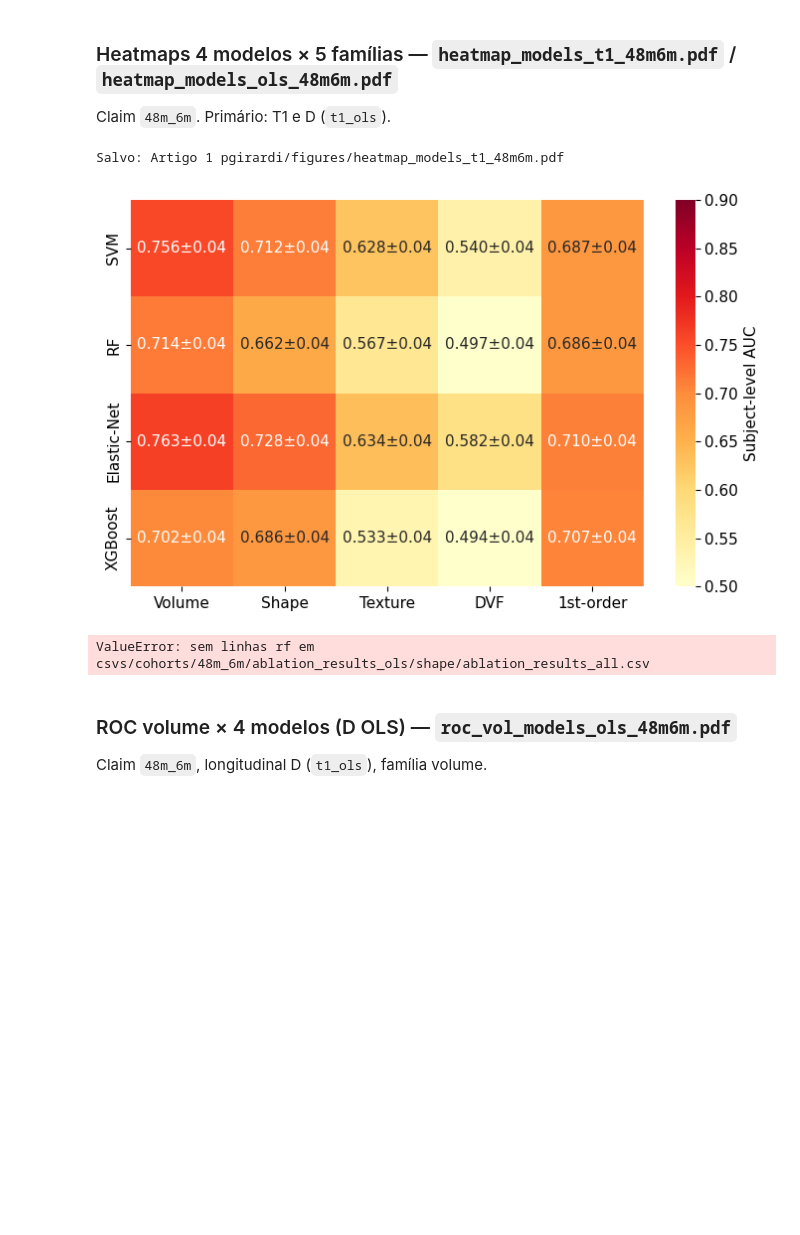
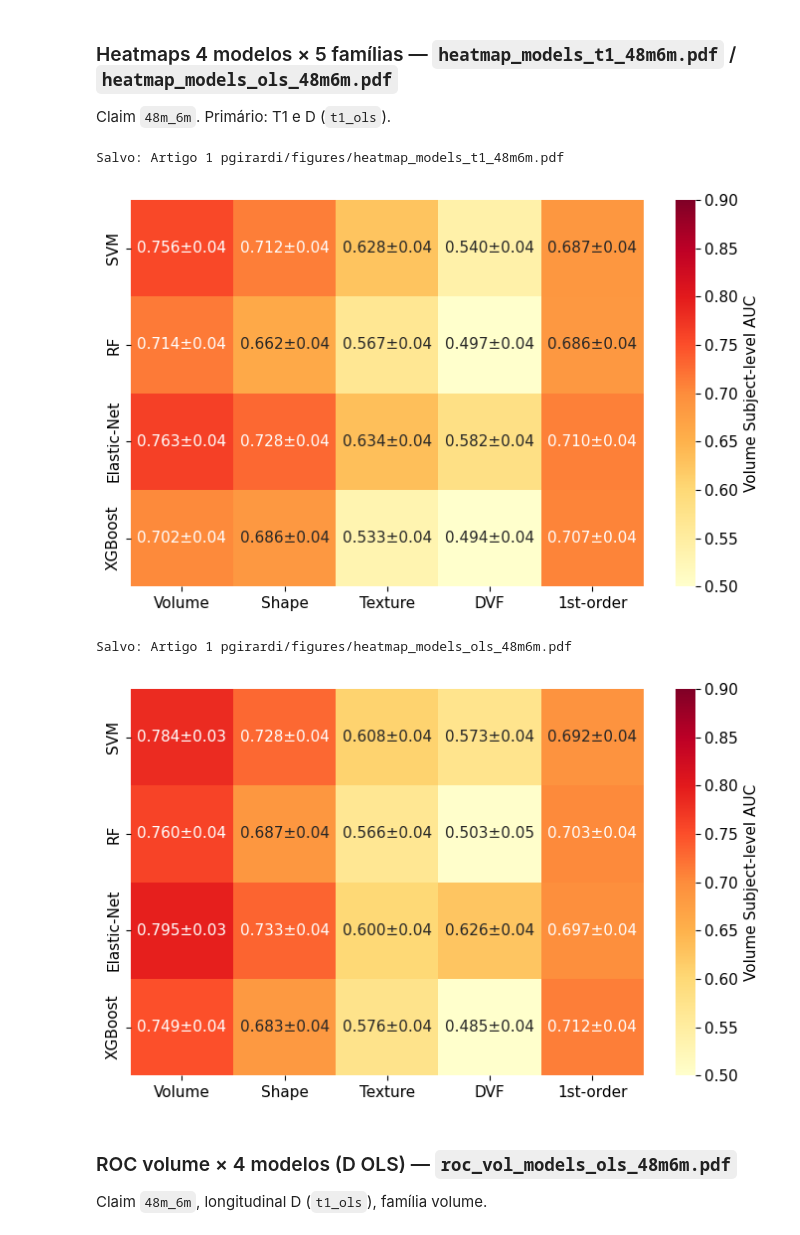
Before and after one commit to PauloMatheusGr/graphs, a Jupyter notebook: 6_results.ipynb, the cells around one changed output. Cells and saved outputs as stored; diff of their text form; code cells hidden in the pictures; blank space fills up the shorter version.

Commit message:
results/stats: heatmaps 4 modelos x 5 famílias regenerados (disp t1_only restaurado do backup), atualização stats

```diff
--- a/6_results.ipynb
+++ b/6_results.ipynb
@@ -226,7 +228,7 @@ Barras T1 vs D (OLS) na coorte principal.
 # ── textos (Claim T1 vs D OLS) ──
 TITLE = ""
 YLABEL = "Subject-level AUC"
-LEGEND_T1, LEGEND_D = "Baseline", "3v OLS"
+LEGEND_T1, LEGEND_D = "Baseline", "3 visits"
 YLIM = (0.4, 0.9)
 OUT_NAME = "unimodal_t1_vs_ols_48m6m"
 
@@ -298,7 +300,7 @@ FS_TITLE = 13
 FOLDERS = [
     ("Baseline", "ablation_results_t1_only", "t1_only"),
     ("2 visits", "ablation_results_r10", "t1_r10"),
-    ("3v OLS", "ablation_results_ols", "t1_ols"),
+    ("3 visits", "ablation_results_ols", "t1_ols"),
 ]
 
 import json as _json
@@ -381,12 +383,12 @@ TITLE = ""
 YLABEL = "Subject-level AUC"
 BAR_LABELS = [
     "Best uni\n(baseline)",
-    "Best uni\n(3v OLS)",
+    "Best uni\n(3 visits)",
     "Best late\n(baseline grid)",
-    "Best late\n(3v OLS grid)",
-    "Vol baseline\n∪ shape 3v OLS",
+    "Best late\n(3 visits grid)",
+    "Vol baseline\n∪ shape 3 visits",
     "All-modality\n(baseline)",
-    "All-modality\n(3v OLS)",
+    "All-modality\n(3 visits)",
 ]
 YLIM = (0.65, 0.90)
 OUT_NAME = "four_ceilings_48m6m"
@@ -459,7 +461,7 @@ Soft True (claim) vs Soft False; T1 e D (OLS); 5 famílias.
 # ── textos (soft) ──
 TITLE = ""
 YLABEL = "Subject-level AUC"
-PANEL_TITLES = {"t1_only": "Baseline", "t1_ols": "3v OLS"}
+PANEL_TITLES = {"t1_only": "Baseline", "t1_ols": "3 visits"}
 LEGEND_TRUE = r"(MCI-MCI-MCI + MCI–MCI–AD)"
 LEGEND_FALSE = r"(MCI-MCI-MCI)"
 OUT_NAMES = {"t1_only": "soft_true_vs_false_48m6m_baseline", "t1_ols": "soft_true_vs_false_48m6m_3visits"}
@@ -548,7 +550,7 @@ TITLE_T1 = ""
 TITLE_OLS = ""
 XLABEL = ""
 YLABEL = ""
-CBAR_LABEL = "Subject-level AUC"
+CBAR_LABEL = "Volume Subject-level AUC"
 OUT_T1 = "heatmap_models_t1_48m6m"
 OUT_OLS = "heatmap_models_ols_48m6m"
 CMAP = "YlOrRd"
@@ -610,7 +612,11 @@ def _heatmap_one(out_name: str, title: str, folder: str) -> None:
             if not allp.exists() or not summ.exists():
                 print("skip missing", allp)
                 continue
-            pat = _patient_oof_model(allp, model)
+            try:
+                pat = _patient_oof_model(allp, model)
+            except ValueError as e:  # modelo não rodado nessa pasta → célula vazia
+                print("skip", e)
+                continue
             auc = float(roc_auc_score(pat["y"], pat["score"]))
             sd = bootstrap_auc_std(
                 pat["y"].to_numpy(), pat["score"].to_numpy(),
@@ -630,35 +636,36 @@ def _heatmap_one(out_name: str, title: str, folder: str) -> None:
             ["" if pd.isna(p) else f"{p:.3f}±{s:.2f}" for p, s in zip(auc_w.iloc[i], sd_w.iloc[i])]
             for i in range(len(auc_w))
         ],
         dtype=object,
     ).reshape(auc_w.shape)
     fig, ax = plt.subplots(figsize=FIGSIZE)
     sns.heatmap(
         auc_w.astype(float), annot=annot, fmt="", cmap=CMAP,
         vmin=VMIN, vmax=VMAX, ax=ax,
         annot_kws={"size": FS_ANNOT},
         cbar_kws={"label": CBAR_LABEL},
     )
     ax.set_xlabel(XLABEL, fontsize=FS_XLABEL)
     ax.set_ylabel(YLABEL, fontsize=FS_YLABEL)
     ax.tick_params(axis="x", labelsize=FS_XTICK)
     ax.tick_params(axis="y", labelsize=FS_YTICK)
     if title:
         ax.set_title(title, fontsize=FS_TITLE)
     cbar = ax.collections[0].colorbar
     if cbar is not None:
         cbar.ax.tick_params(labelsize=FS_CBAR)
         cbar.set_label(CBAR_LABEL, fontsize=FS_CBAR)
     fig.tight_layout()
     save_fig(fig, out_name)
 
 
 for out_name, title, folder in ENC_SPECS:
     _heatmap_one(out_name, title, folder)
 # %% [output]
 Salvo: Artigo 1 pgirardi/figures/heatmap_models_t1_48m6m.pdf
-[figure, old version]
+[figure, new version]
-ValueError: sem linhas rf em csvs/cohorts/48m_6m/ablation_results_ols/shape/ablation_results_all.csv
+Salvo: Artigo 1 pgirardi/figures/heatmap_models_ols_48m6m.pdf
+[figure, added]
 # %% [markdown]
 ### ROC volume × 4 modelos (D OLS) — `roc_vol_models_ols_48m6m.pdf`
 
```
Also changed, not shown: parts of 7 cells of this notebook, 1 other file.
